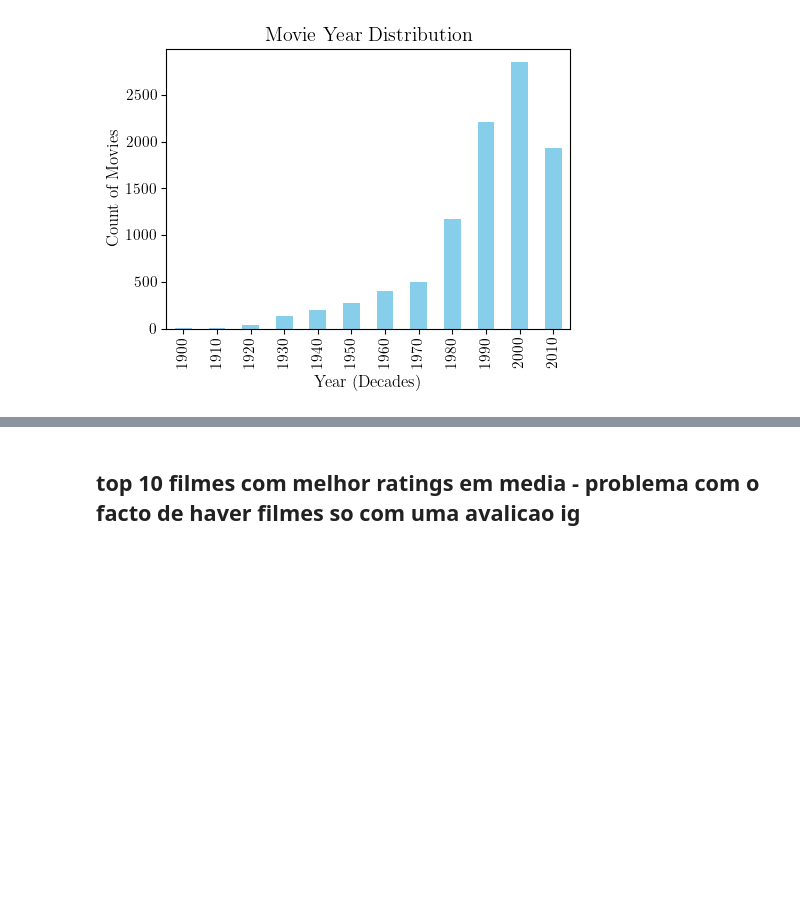
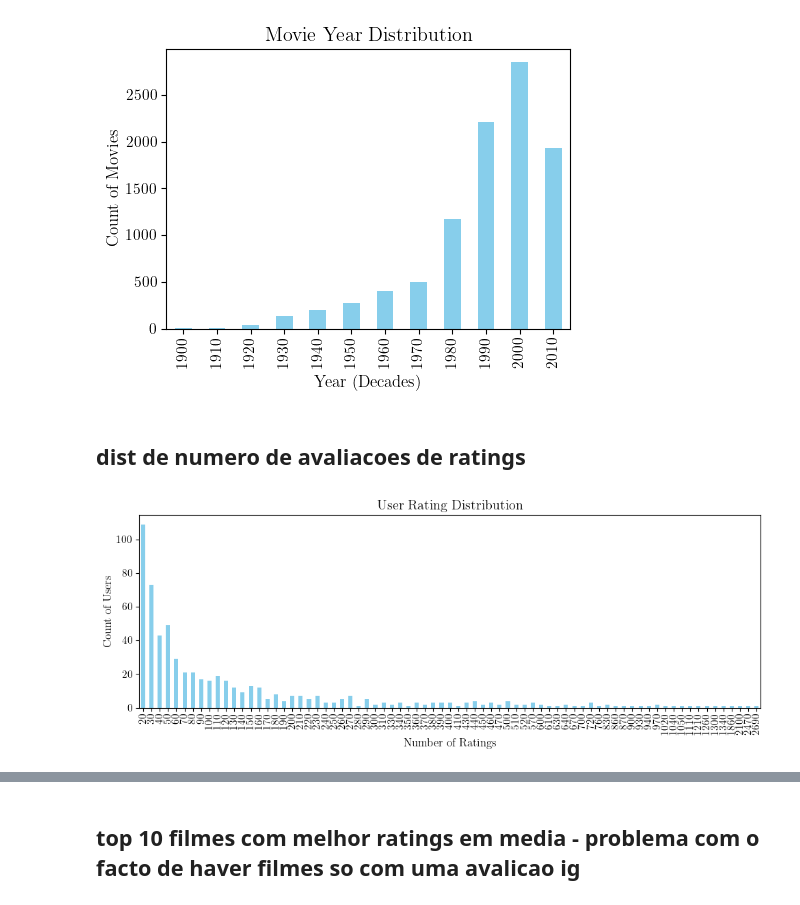
Before and after one commit to jepe06/Project2--Recommender-System, a Jupyter notebook: 02 data_vis.ipynb, the cells around one changed output, grey strips where cells are left out. Drawn from its saved outputs; the diff is of its cells as text; code cells hidden in the pictures; blank space fills up the shorter version.

Commit message:
new data

```diff
--- a/02 data_vis.ipynb
+++ b/02 data_vis.ipynb
@@ -115,3 +115,37 @@ plt.tight_layout()
 plt.show()
 # %% [output]
 [figure]
+# %% [markdown]
+## dist de numero de avaliacoes de ratings
+# %%
+ratings = pd.read_csv("data/ratings.csv")
+users = ratings["userId"].value_counts()
+movies = ratings["movieId"].value_counts()
+
+movies_ratings = {}
+for movie in movies:
+    if movie//10 * 10 not in movies_ratings:
+        movies_ratings[movie//10 * 10] = 1
+    else:
+        movies_ratings[movie//10 * 10] += 1
+
+users_ratings = {}
+for user in users:
+    if user//10 * 10 not in users_ratings:
+        users_ratings[user//10 * 10] = 1
+    else:
+        users_ratings[user//10 * 10] += 1
+# %%
+users_ratings = pd.Series(users_ratings)
+users_ratings = users_ratings.sort_index()
+
+plt.figure(figsize=(10, 4))
+users_ratings.plot(kind='bar', color='skyblue')
+plt.xlabel('Number of Ratings')
+plt.ylabel('Count of Users')
+plt.title('User Rating Distribution')
+plt.tight_layout()
+#plt.savefig("assets/aaa.png") AAAAAAAAAA
+plt.show()
+# %% [output]
+[figure, added]
```
Also changed, not shown: parts of 2 cells of this notebook, 6 other files.
